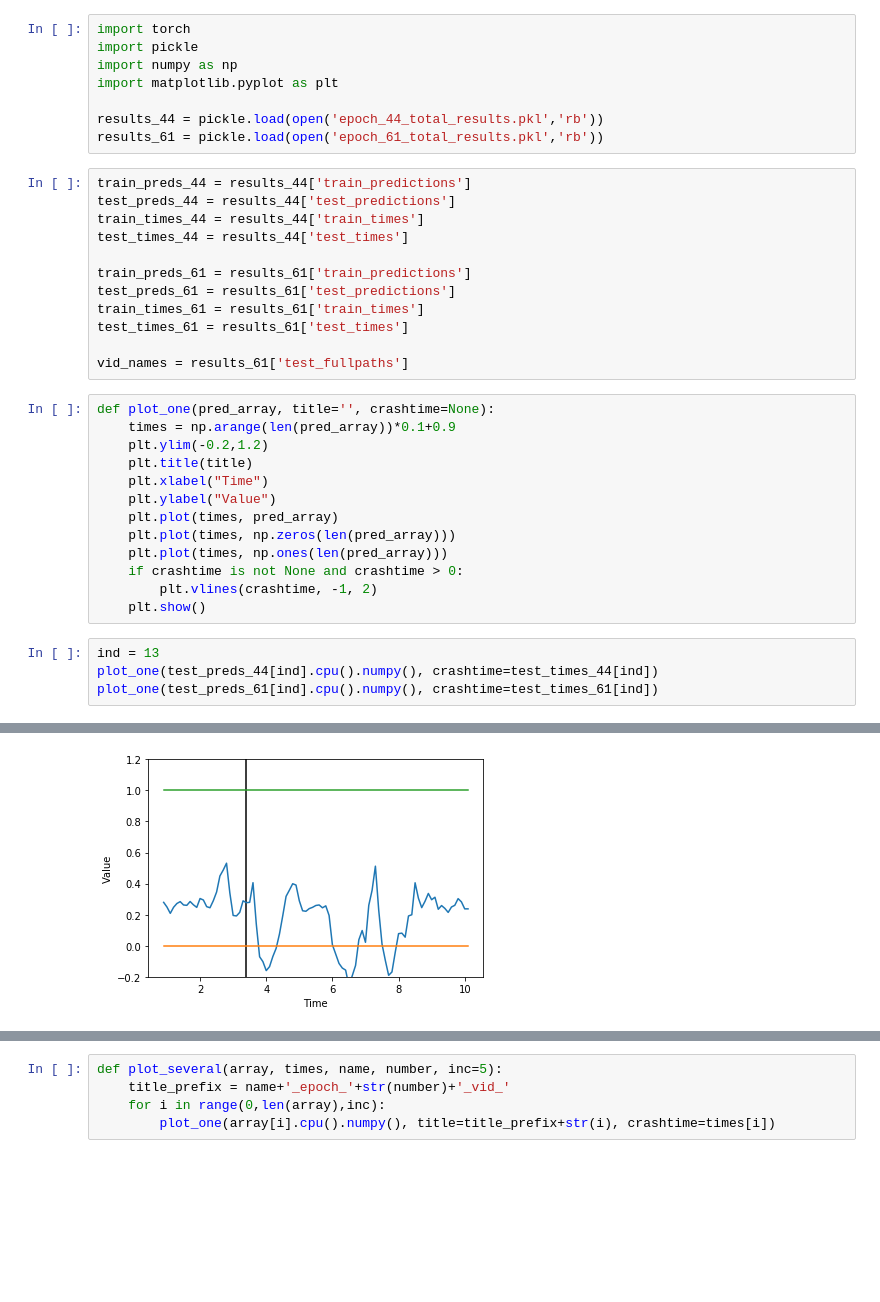
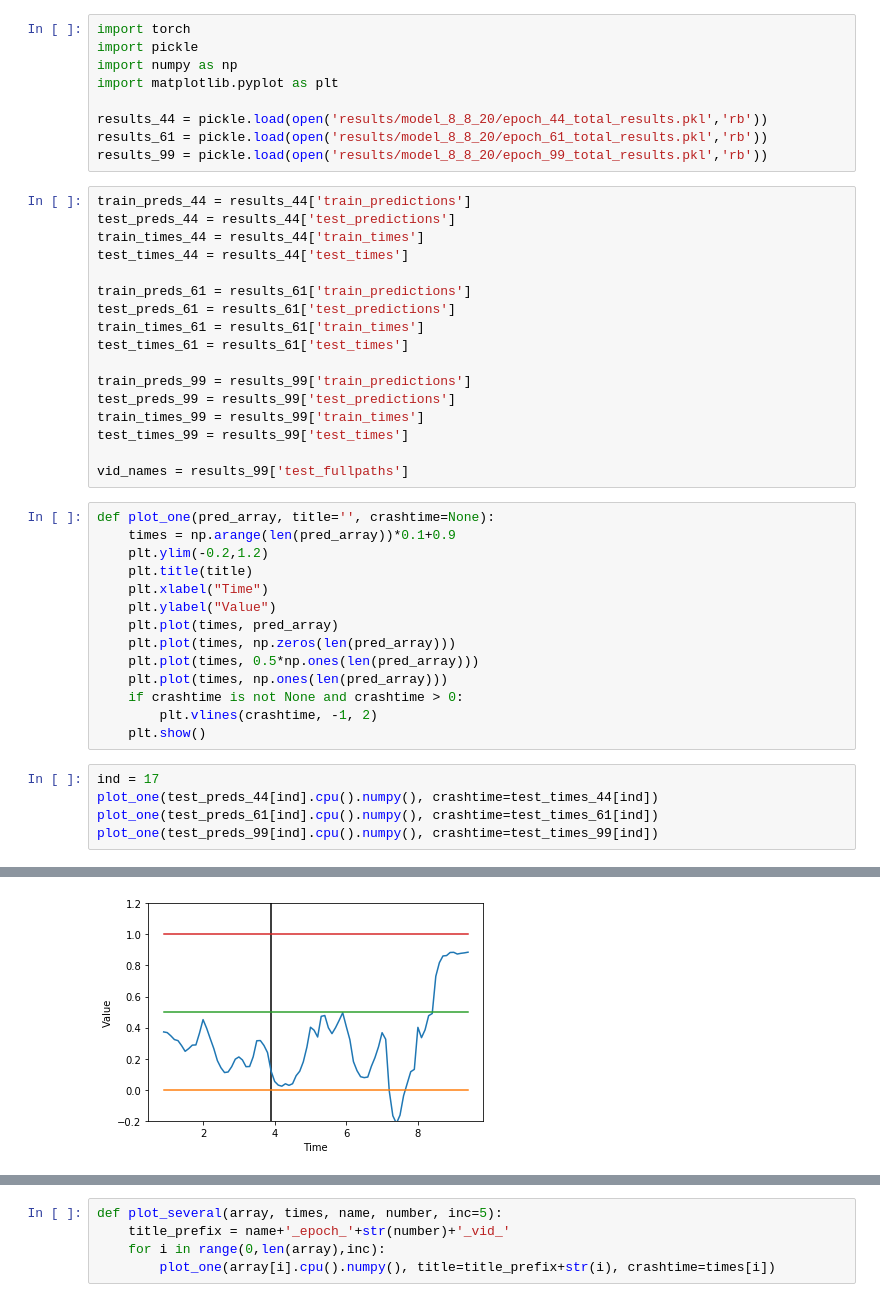
Before and after one commit to rkruser/granger-causal-frames, a Jupyter notebook: visualize.ipynb, the cells around one changed output, grey strips where cells are left out. Cells and saved outputs as stored; diff of their text form; blank space fills up the shorter version.

```diff
--- a/visualize.ipynb
+++ b/visualize.ipynb
@@ -4,8 +4,9 @@ import pickle
 import numpy as np
 import matplotlib.pyplot as plt
 
-results_44 = pickle.load(open('epoch_44_total_results.pkl','rb'))
-results_61 = pickle.load(open('epoch_61_total_results.pkl','rb'))
+results_44 = pickle.load(open('results/model_8_8_20/epoch_44_total_results.pkl','rb'))
+results_61 = pickle.load(open('results/model_8_8_20/epoch_61_total_results.pkl','rb'))
+results_99 = pickle.load(open('results/model_8_8_20/epoch_99_total_results.pkl','rb'))
 # %%
 train_preds_44 = results_44['train_predictions']
 test_preds_44 = results_44['test_predictions']
@@ -17,7 +18,12 @@ test_preds_61 = results_61['test_predictions']
 train_times_61 = results_61['train_times']
 test_times_61 = results_61['test_times']
 
-vid_names = results_61['test_fullpaths']
+train_preds_99 = results_99['train_predictions']
+test_preds_99 = results_99['test_predictions']
+train_times_99 = results_99['train_times']
+test_times_99 = results_99['test_times']
+
+vid_names = results_99['test_fullpaths']
 # %%
 def plot_one(pred_array, title='', crashtime=None):
     times = np.arange(len(pred_array))*0.1+0.9
@@ -27,12 +33,14 @@ def plot_one(pred_array, title='', crashtime=None):
     plt.ylabel("Value")
     plt.plot(times, pred_array)
     plt.plot(times, np.zeros(len(pred_array)))
+    plt.plot(times, 0.5*np.ones(len(pred_array)))
     plt.plot(times, np.ones(len(pred_array)))
     if crashtime is not None and crashtime > 0:
         plt.vlines(crashtime, -1, 2)
     plt.show()
 # %%
-ind = 13
+ind = 17
 plot_one(test_preds_44[ind].cpu().numpy(), crashtime=test_times_44[ind])
 plot_one(test_preds_61[ind].cpu().numpy(), crashtime=test_times_61[ind])
+plot_one(test_preds_99[ind].cpu().numpy(), crashtime=test_times_99[ind])
 # %% [output]
@@ -40 +48 @@ plot_one(test_preds_61[ind].cpu().numpy(), crashtime=test_times_61[ind])
-[figure, old version]
+[figure, new version]
```
Also changed, not shown: parts of 4 cells of this notebook, 1 other file.
